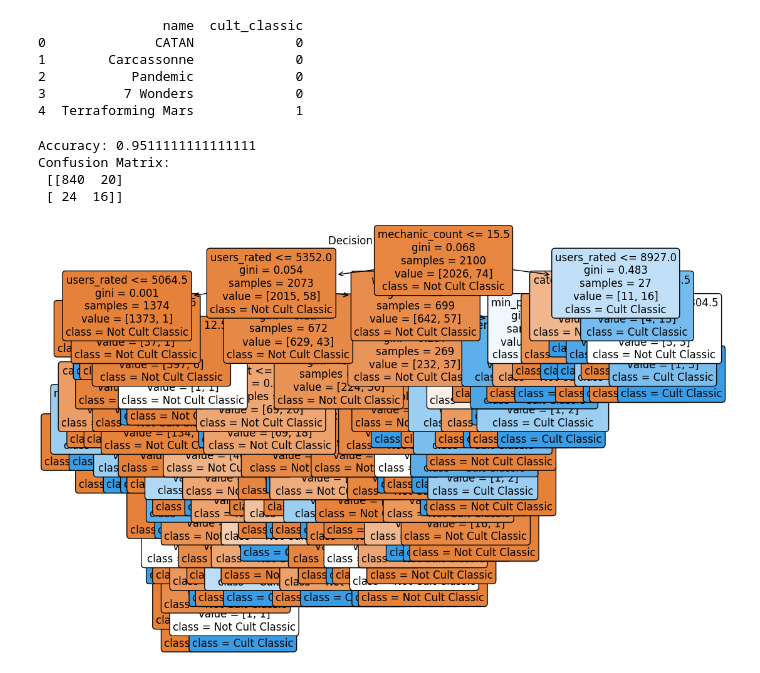
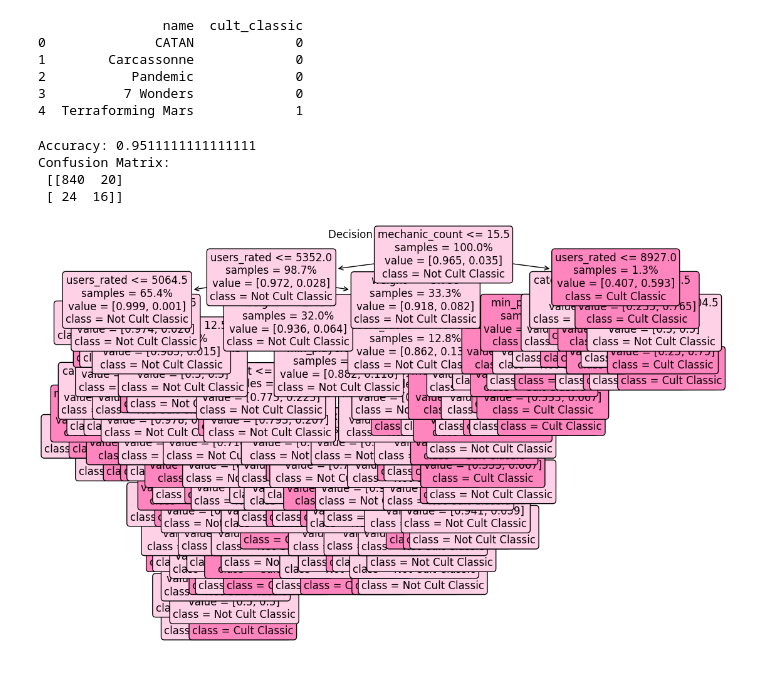
Before and after one commit to KenzieHensel/Project, a Jupyter notebook: Module_3/Decision_Trees.ipynb, the cells around one changed output. Drawn from its saved outputs; the diff is of its cells as text; code cells hidden in the pictures.

```diff
--- a/Module_3/Decision_Trees.ipynb
+++ b/Module_3/Decision_Trees.ipynb
@@ -34,34 +31,51 @@ print(data[['name', 'cult_classic']].head())
 3          7 Wonders             0
 4  Terraforming Mars             1
 # %%
-# Initializing the Decision Tree Classifier
+# Initialize and train the Decision Tree Classifier
 dt = DecisionTreeClassifier(criterion='gini', random_state=42)
-
-# Fitting the model on the training data
 dt.fit(X_train, y_train)
 
-# Making predictions on the test set
+# Make predictions on the test set
 y_pred = dt.predict(X_test)
 
 # Evaluating the model
 accuracy = accuracy_score(y_test, y_pred)
 print("Accuracy:", accuracy)
 
 # Generating the confusion matrix
 conf_matrix = confusion_matrix(y_test, y_pred)
 print("Confusion Matrix:\n", conf_matrix)
 
-# Visualizing the tree
+# Plotting the tree and get the object for further manipulation
 plt.figure(figsize=(12, 8))
-plot_tree(dt, feature_names=features.columns, class_names=['Not Cult Classic', 'Cult Classic'], filled=True, rounded=True, fontsize=12)
+plot_tree(dt,
+          feature_names=features.columns,
+          class_names=['Not Cult Classic', 'Cult Classic'],
+          filled=True,
+          rounded=True,
+          fontsize=12,
+          impurity=False,
+          proportion=True)
+
+# Changing the colors based on the class
+for ax in plt.gcf().axes:
+    for text in ax.texts:
+        # Check the text to find the class name (Not Cult Classic or Cult Classic)
+        if "Not Cult Classic" in text.get_text():
+            text.set_backgroundcolor('#ffd1e7')
+        elif "Cult Classic" in text.get_text():
+            text.set_backgroundcolor('#ff85bf')
+
+# Set the title and show the plot
 plt.title("Decision Tree Classifier")
+plt.savefig('decision_tree.png')
 plt.show()
 # %% [output]
 Accuracy: 0.9511111111111111
 Confusion Matrix:
  [[840  20]
  [ 24  16]]
-[figure, old version]
+[figure, new version]
 # %%
 # Plotting the confusion matrix
 plt.figure(figsize=(8, 6))
```
Also changed, not shown: parts of 9 cells of this notebook, 13 other files.
